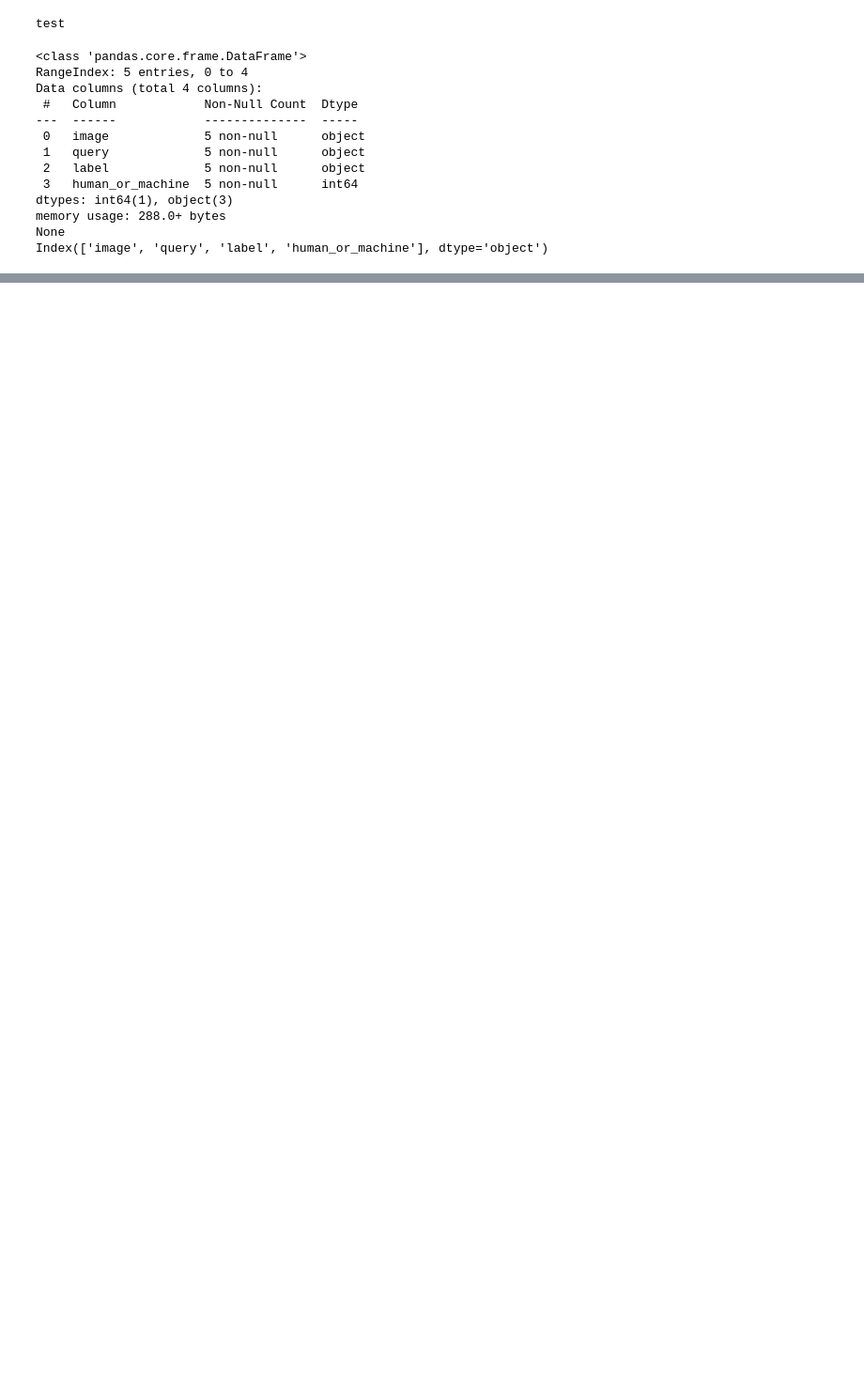
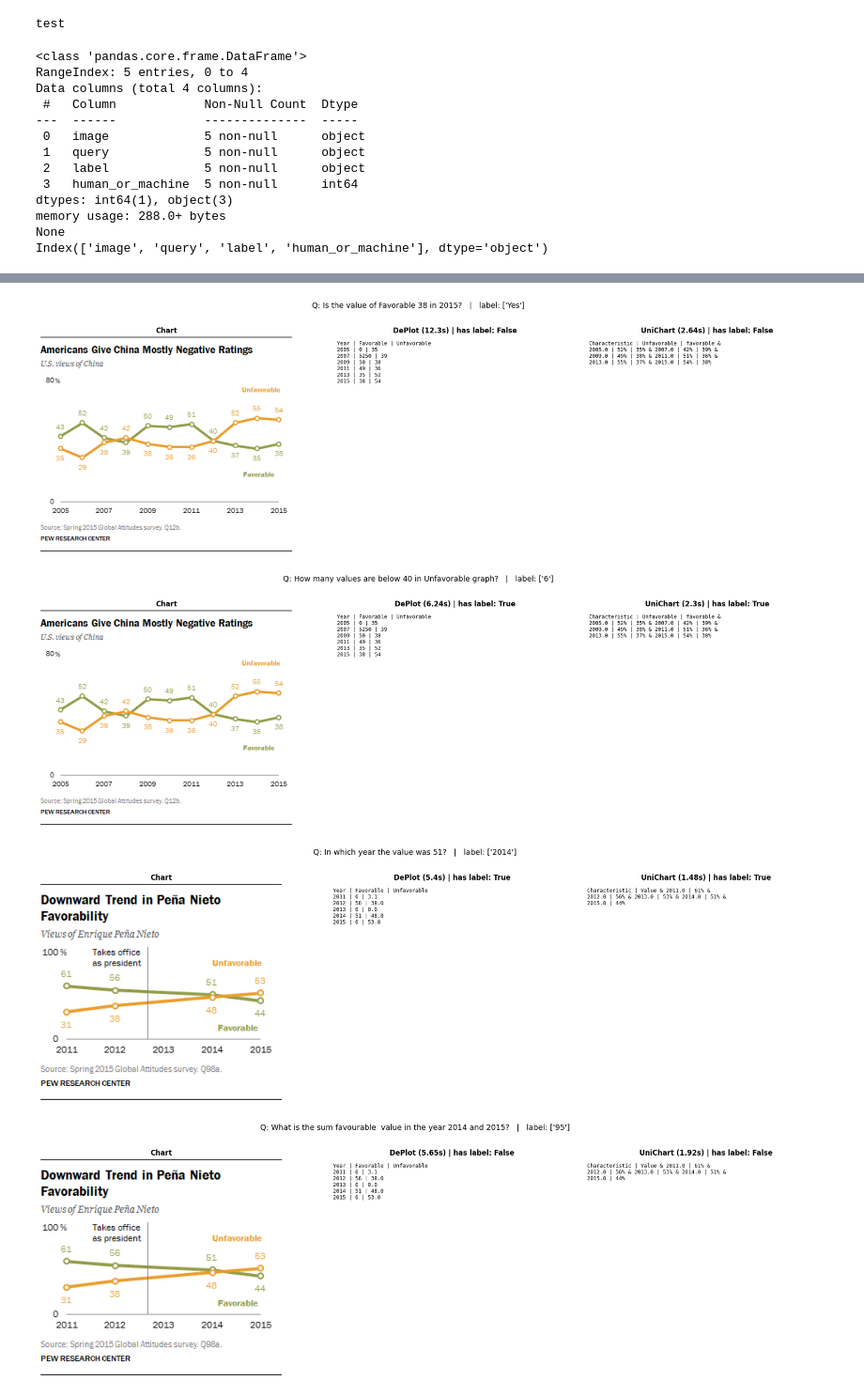
Before and after one commit to GuttulaManognya/ChartQA-IIITH, a Jupyter notebook: data_exploration/Chart_extraction.ipynb, the cells around one changed output, grey strips where cells are left out. Shown at 94% size. Cells and saved outputs as stored; diff of their text form; code cells hidden in the pictures; blank space fills up the shorter version.

```diff
--- a/data_exploration/Chart_extraction.ipynb
+++ b/data_exploration/Chart_extraction.ipynb
@@ -210,0 +218,7 @@ show_results(df_ocr, test_df, n=3)
+# %%
+show_results(df_ocr, test_df, n=30)
+# %% [output]
+[figure, added]
+[figure, added]
+[figure, added]
+[figure, added]
```
Also changed, not shown: parts of 6 cells of this notebook.
